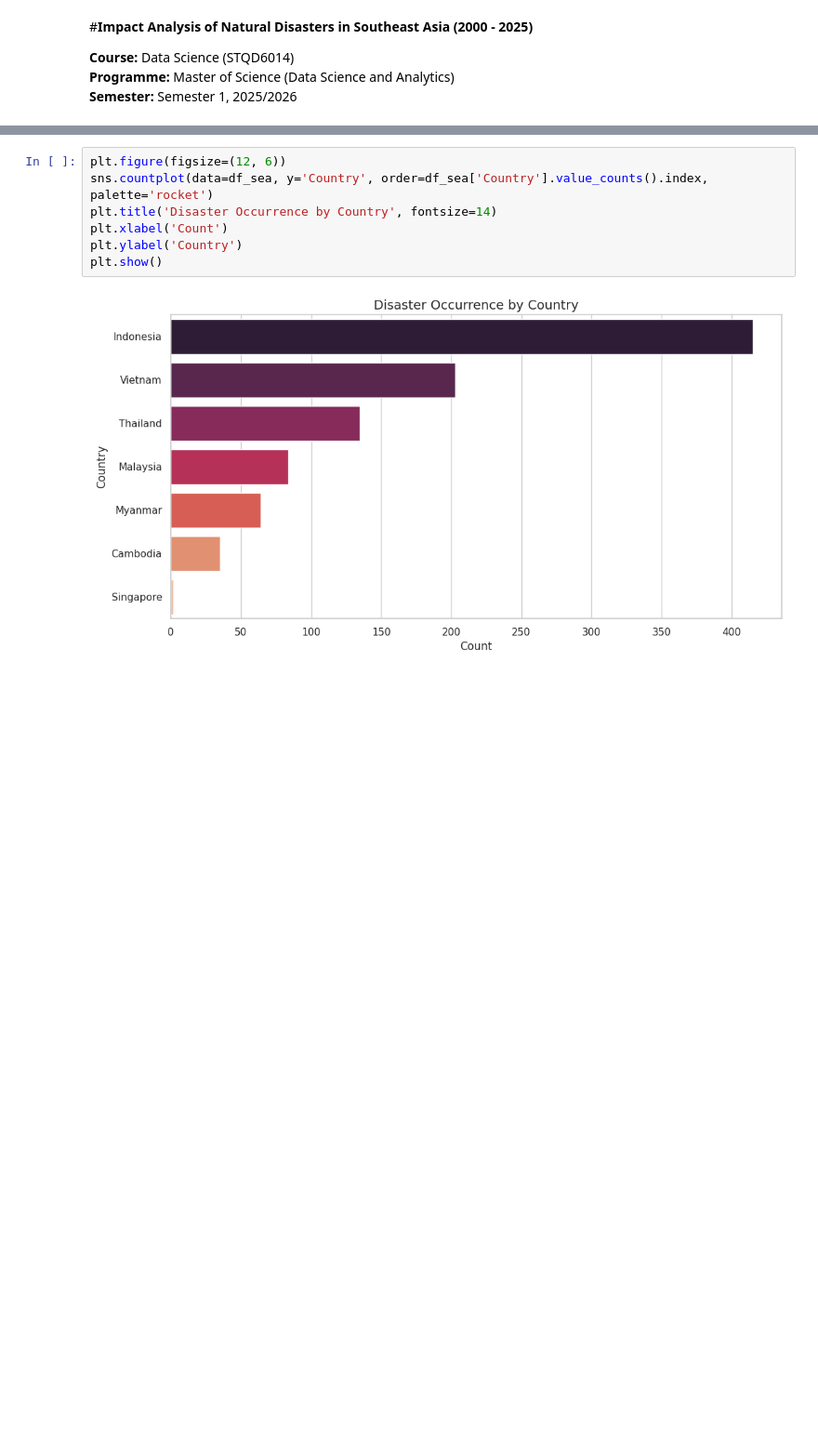
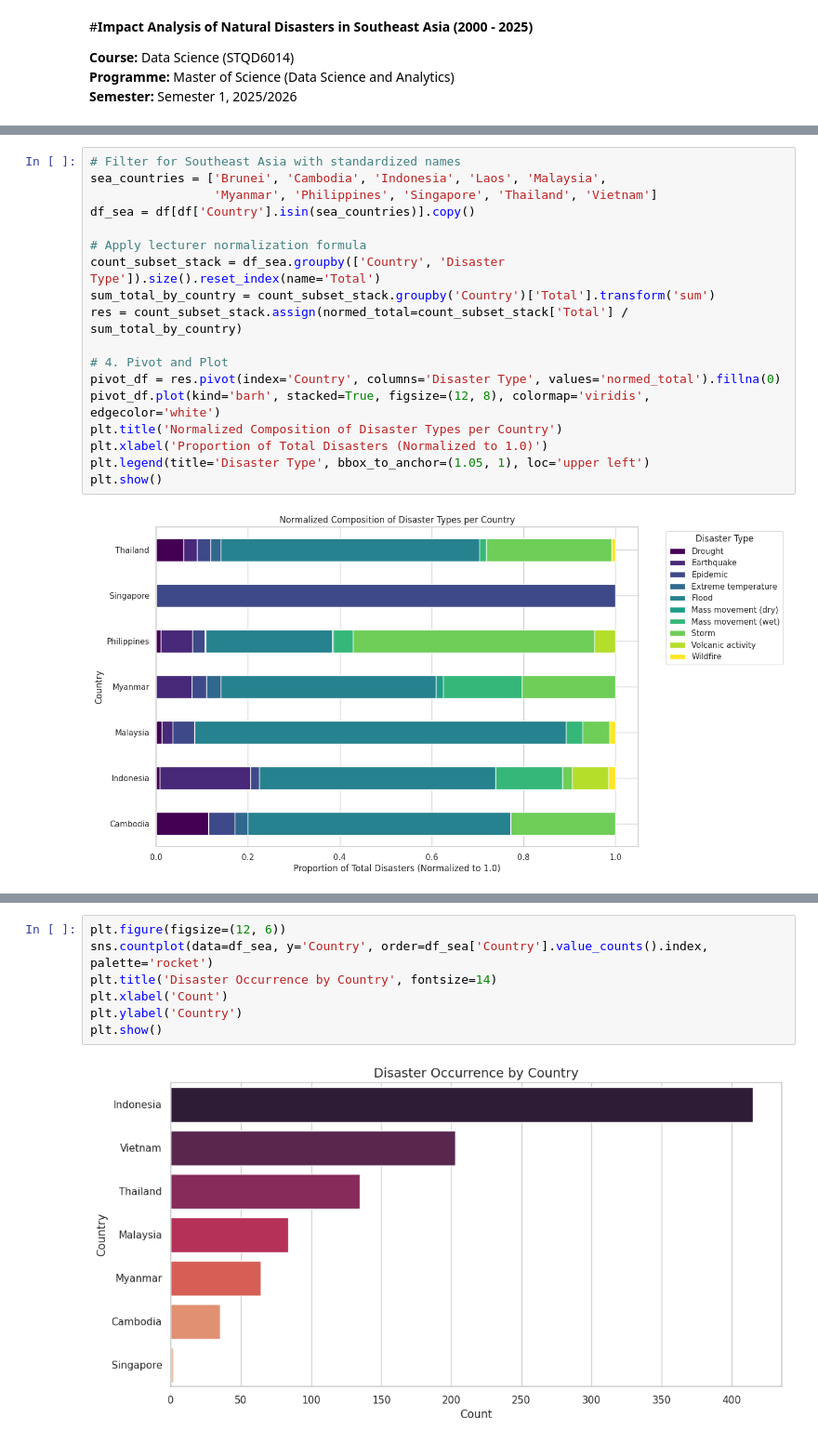
Before and after one commit to Rozieyati/Project_2_Data_Science, a Jupyter notebook: P166417_Impact_Analysis_of_Natural_Disasters_in_Asia.ipynb, the cells around one changed output, grey strips where cells are left out. Shown at 93% size. Cells and saved outputs as stored; diff of their text form; blank space fills up the shorter version.

```diff
--- a/P166417_Impact_Analysis_of_Natural_Disasters_in_Asia.ipynb
+++ b/P166417_Impact_Analysis_of_Natural_Disasters_in_Asia.ipynb
@@ -125,0 +196,20 @@ The line plot above demonstrates a volatile but generally increasing frequency o
+# %%
+# Filter for Southeast Asia with standardized names
+sea_countries = ['Brunei', 'Cambodia', 'Indonesia', 'Laos', 'Malaysia',
+                 'Myanmar', 'Philippines', 'Singapore', 'Thailand', 'Vietnam']
+df_sea = df[df['Country'].isin(sea_countries)].copy()
+
+# Apply lecturer normalization formula
+count_subset_stack = df_sea.groupby(['Country', 'Disaster Type']).size().reset_index(name='Total')
+sum_total_by_country = count_subset_stack.groupby('Country')['Total'].transform('sum')
+res = count_subset_stack.assign(normed_total=count_subset_stack['Total'] / sum_total_by_country)
+
+# 4. Pivot and Plot
+pivot_df = res.pivot(index='Country', columns='Disaster Type', values='normed_total').fillna(0)
+pivot_df.plot(kind='barh', stacked=True, figsize=(12, 8), colormap='viridis', edgecolor='white')
+plt.title('Normalized Composition of Disaster Types per Country')
+plt.xlabel('Proportion of Total Disasters (Normalized to 1.0)')
+plt.legend(title='Disaster Type', bbox_to_anchor=(1.05, 1), loc='upper left')
+plt.show()
+# %% [output]
+[figure, added]
```
Also changed, not shown: parts of 56 cells of this notebook.
